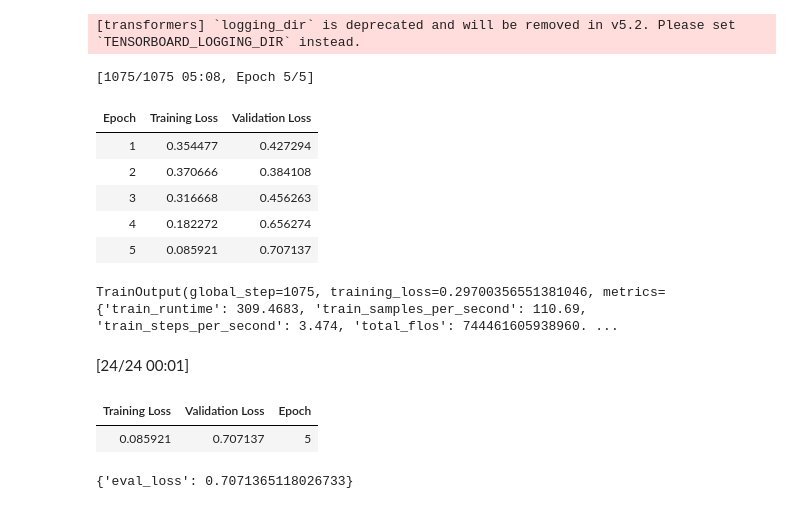
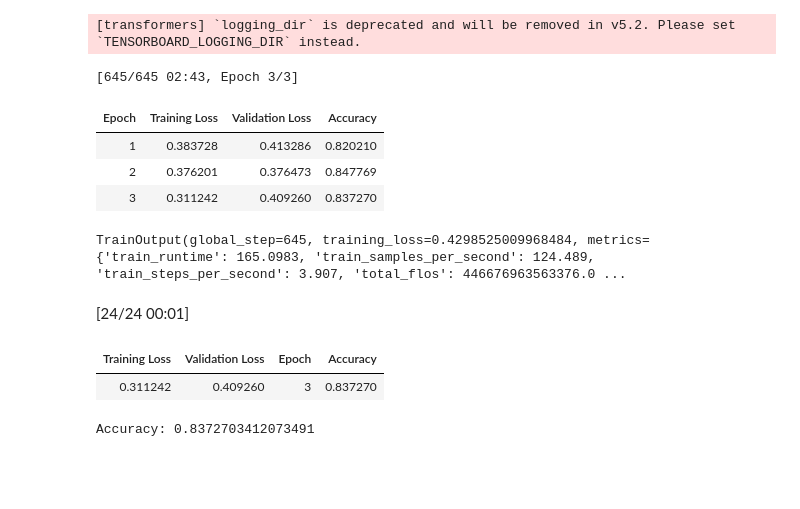
Before and after one commit to Doyinakinloye/Disaster-Tweet-Classification-Project, a Jupyter notebook: Disaster_tweet_classification_with_distillbert.ipynb, the cells around one changed output. Cells and saved outputs as stored; diff of their text form; code cells hidden in the pictures; blank space fills up the shorter version.

```diff
--- a/Disaster_tweet_classification_with_distillbert.ipynb
+++ b/Disaster_tweet_classification_with_distillbert.ipynb
@@ -198,6 +205,8 @@ Notes:
 - UNEXPECTED:   can be ignored when loading from different task/architecture; not ok if you expect identical arch.
 - MISSING:      those params were newly initialized because missing from the checkpoint. Consider training on your downstream task.
 # %%
+from transformers import TrainingArguments
+
 training_args = TrainingArguments(
     output_dir='./results',
     num_train_epochs=3,
@@ -208,6 +217,16 @@ training_args = TrainingArguments(
     eval_strategy="epoch",
     logging_dir='./logs',
     logging_steps=10,
+    learning_rate=2e-5
 )
 # %% [output]
 [transformers] `logging_dir` is deprecated and will be removed in v5.2. Please set `TENSORBOARD_LOGGING_DIR` instead.
+# %%
+# compute the accuracy
+from sklearn.metrics import accuracy_score
+# create a function that computes the models accuracy
+def compute_metrics(pred):
+  labels = pred.label_ids
+  preds = pred.predictions.argmax(-1)
+  acc = accuracy_score(labels, preds)
+  return {"accuracy": acc}
@@ -214,27 +235,28 @@ training_args = TrainingArguments(
 # %%
+# Re-instantiate the Trainer for training
 trainer = Trainer(
     model=model,
     args=training_args,
     train_dataset=train_dataset,
     eval_dataset=val_dataset,
+    compute_metrics=compute_metrics,
 )
 # %%
 # Train
 trainer.train()
 # %% [output]
-[1075/1075 05:08, Epoch 5/5]
+[645/645 02:43, Epoch 3/3]
-| Epoch | Training Loss | Validation Loss |
-| 1 | 0.354477 | 0.427294 |
-| 2 | 0.370666 | 0.384108 |
-| 3 | 0.316668 | 0.456263 |
-| 4 | 0.182272 | 0.656274 |
-| 5 | 0.085921 | 0.707137 |
+| Epoch | Training Loss | Validation Loss | Accuracy |
+| 1 | 0.383728 | 0.413286 | 0.820210 |
+| 2 | 0.376201 | 0.376473 | 0.847769 |
+| 3 | 0.311242 | 0.409260 | 0.837270 |
-TrainOutput(global_step=1075, training_loss=0.29700356551381046, metrics={'train_runtime': 309.4683, 'train_samples_per_second': 110.69, 'train_steps_per_second': 3.474, 'total_flos': 744461605938960. ...
+TrainOutput(global_step=645, training_loss=0.4298525009968484, metrics={'train_runtime': 165.0983, 'train_samples_per_second': 124.489, 'train_steps_per_second': 3.907, 'total_flos': 446676963563376.0 ...
 # %%
-# 8. Evaluate
-trainer.evaluate()
+# Evaluate
+results = trainer.evaluate()
+print("Accuracy:", results["eval_accuracy"])
 # %% [output]
 [24/24 00:01]
-| Training Loss | Validation Loss | Epoch |
-| 0.085921 | 0.707137 | 5 |
+| Training Loss | Validation Loss | Epoch | Accuracy |
+| 0.311242 | 0.409260 | 3 | 0.837270 |
-{'eval_loss': 0.7071365118026733}
+Accuracy: 0.8372703412073491
```
Also changed, not shown: parts of 21 cells of this notebook.
